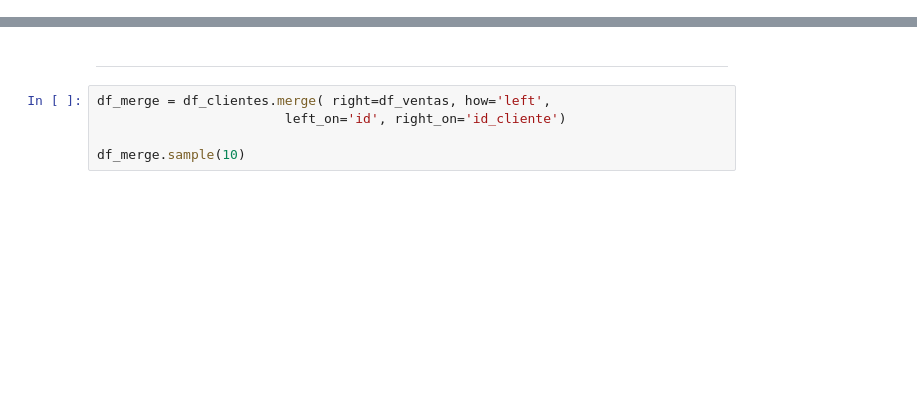
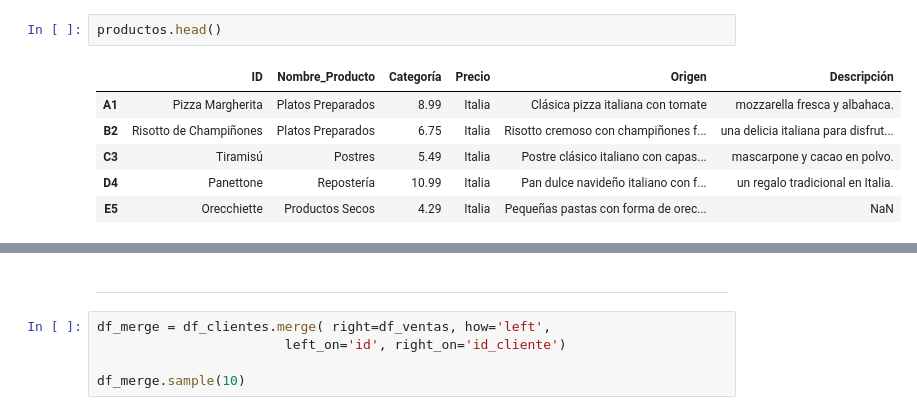
Before and after one commit to lmoraromero/promoG-modulo3-sprint2-pairprogramming-FEDRA-LAURAM, a Jupyter notebook: pair_ETL.ipynb, the cells around one changed output, grey strips where cells are left out. Drawn from its saved outputs; the diff is of its cells as text; blank space fills up the shorter version.

```diff
--- a/pair_ETL.ipynb
+++ b/pair_ETL.ipynb
@@ -261,0 +35,9 @@ El dataframe ha sido guardado con éxito.
+# %%
+productos.head()
+# %% [output]
+|  | ID | Nombre_Producto | Categoría | Precio | Origen | Descripción |
+| A1 | Pizza Margherita | Platos Preparados | 8.99 | Italia | Clásica pizza italiana con tomate | mozzarella fresca y albahaca. |
+| B2 | Risotto de Champiñones | Platos Preparados | 6.75 | Italia | Risotto cremoso con champiñones f... | una delicia italiana para disfrut... |
+| C3 | Tiramisú | Postres | 5.49 | Italia | Postre clásico italiano con capas... | mascarpone y cacao en polvo. |
+| D4 | Panettone | Repostería | 10.99 | Italia | Pan dulce navideño italiano con f... | un regalo tradicional en Italia. |
+| E5 | Orecchiette | Productos Secos | 4.29 | Italia | Pequeñas pastas con forma de orec... | NaN |
```
Also changed, not shown: parts of 26 cells of this notebook, 2 other files.
